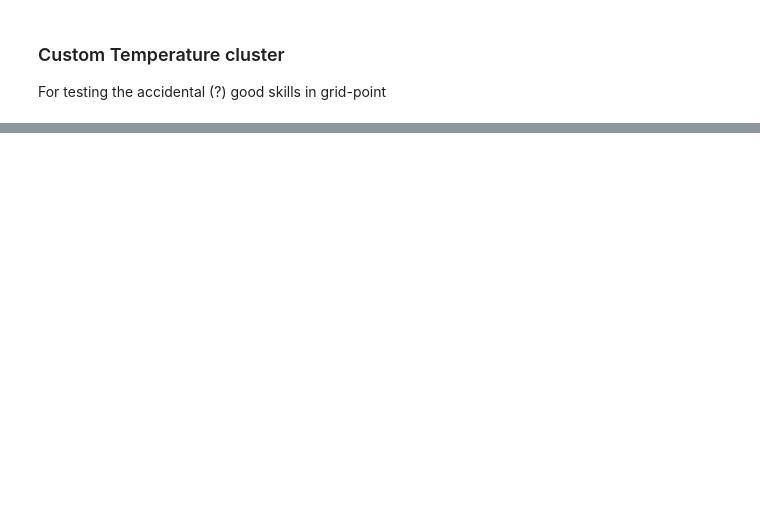
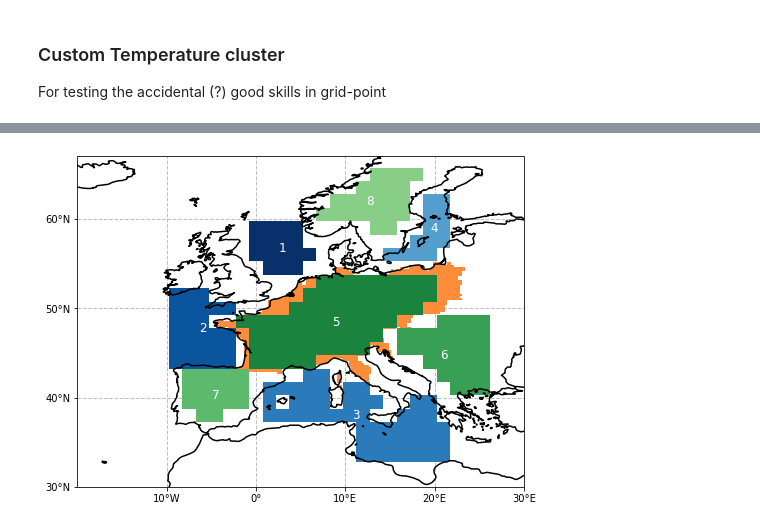
Before and after one commit to chiemvs/SubSeas, a Jupyter notebook: Custom_clusters.ipynb, the cells around one changed output, grey strips where cells are left out. Saved outputs shown, nothing was run; the diff lists cells and outputs as text; code cells hidden in the pictures; blank space fills up the shorter version.

```diff
--- a/Custom_clusters.ipynb
+++ b/Custom_clusters.ipynb
@@ -89,0 +141,63 @@ template.to_netcdf(basepath / 't2m-grid.nc')
+# %%
+def data_for_pcolormesh(array, shading:str):
+    """Xarray array to usuable things"""
+    lats = array.latitude.values # Interpreted as northwest corners (90 is in there)
+    lons = array.longitude.values # Interpreted as northwest corners (-180 is in there, 180 not)
+    if shading == 'flat':
+        lats = np.concatenate([lats[[0]] - np.diff(lats)[0], lats], axis = 0) # Adding the sourthern edge
+        lons = np.concatenate([lons, lons[[-1]] + np.diff(lons)[0]], axis = 0)# Adding the eastern edge (only for flat shating)
+    return lons, lats, array.values.squeeze()
+
+def add_clustid_midpoint(array, ax, transform):
+    """For each clustid adds its integer id as text to the latlon midpoint"""
+    ids = np.unique(array.values)
+    ids = ids[~np.isnan(ids)]
+    for i in ids:
+        x = array.where(array == i, drop = True).longitude.mean()
+        y = array.where(array == i, drop = True).latitude.mean()
+
+        ax.text(x, y, str(int(i)),size = 'large',c = 'white',horizontalalignment='center',verticalalignment = 'center',transform=transform)
+    return ax
+# %%
+array_crs = ccrs.PlateCarree()
+proj_crs = ccrs.PlateCarree()
+fig, ax = plt.subplots(subplot_kw = {'projection':proj_crs}, figsize = (8,8), facecolor = 'white')
+#ax.add_feature(cfeature.OCEAN, zorder=0)
+#ax.add_feature(cfeature.LAND, zorder=0, color = 'olivedrab', alpha = 0.8)
+shading = 'nearest'
+
+ax.pcolormesh(*data_for_pcolormesh(target, shading = shading), zorder = 1, shading = shading,
+              transform = array_crs, cmap = 'Oranges', vmin = 8, vmax = 10)
+
+ax.pcolormesh(*data_for_pcolormesh(sea, shading = shading), zorder = 2, shading = shading,
+              transform = array_crs, cmap = 'Blues_r', vmax = sea.max()+4)
+ax = add_clustid_midpoint(sea, ax = ax, transform = array_crs)
+
+ax.pcolormesh(*data_for_pcolormesh(terra, shading = shading), zorder = 2, shading = shading,
+              transform = array_crs, cmap = 'Greens_r', vmin = 3, vmax = terra.max() + 4)
+ax = add_clustid_midpoint(terra, ax = ax, transform = array_crs)
+# Adding the baltic sea manually, as centered number falls ouside the colored box:
+ax.text(20, 59, str(4),size = 'large',c = 'white',horizontalalignment='center',verticalalignment = 'center',transform=array_crs)
+
+gl = ax.gridlines(draw_labels=True, zorder = 0, dms=True, x_inline=False, y_inline=False, crs = ccrs.PlateCarree(),
+                  linewidth=1, color='gray', alpha=0.5, linestyle='--')
+
+ax.coastlines(zorder = 3, lw = 1.5)
+ax.set_extent((-20,30,30,65))
+
+x_at = np.arange(-10,40,10)
+y_at = np.arange(30,70,10)
+gl.xlocator = mticker.FixedLocator(x_at)
+gl.ylocator = mticker.FixedLocator(y_at)
+
+ax.set_xticks(x_at)
+ax.set_xticklabels(gl.xformatter.format_ticks(x_at))
+ax.set_yticks(y_at)
+ax.set_yticklabels(gl.yformatter.format_ticks(y_at))
+#plt.savefig(os.path.expanduser('~/Pictures/domains.pdf'))
+plt.show()
+target.close()
+terra.close()
+sea.close()
+# %% [output]
+[figure, added]
```
Also changed, not shown: parts of 17 cells of this notebook, 1 other file.
